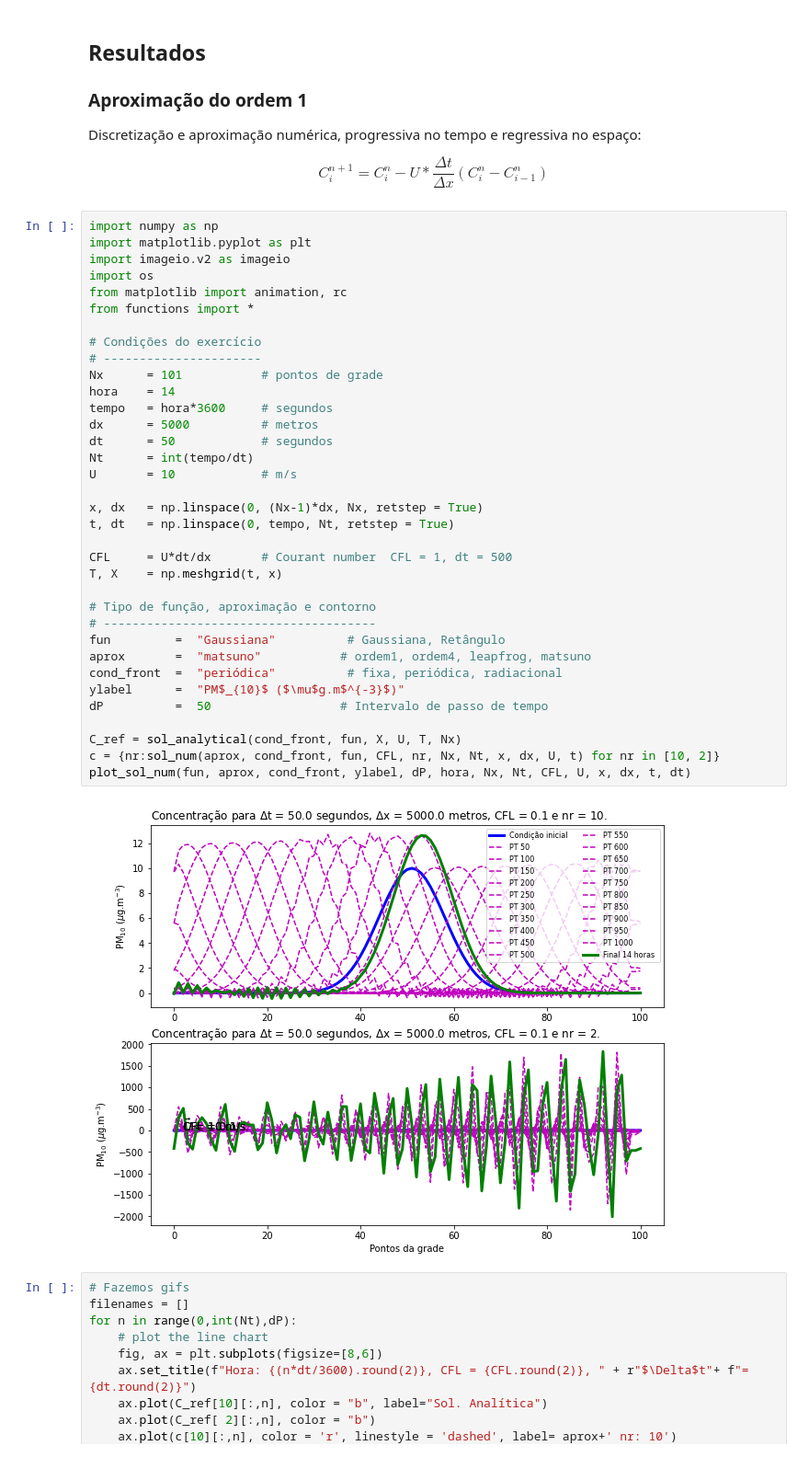
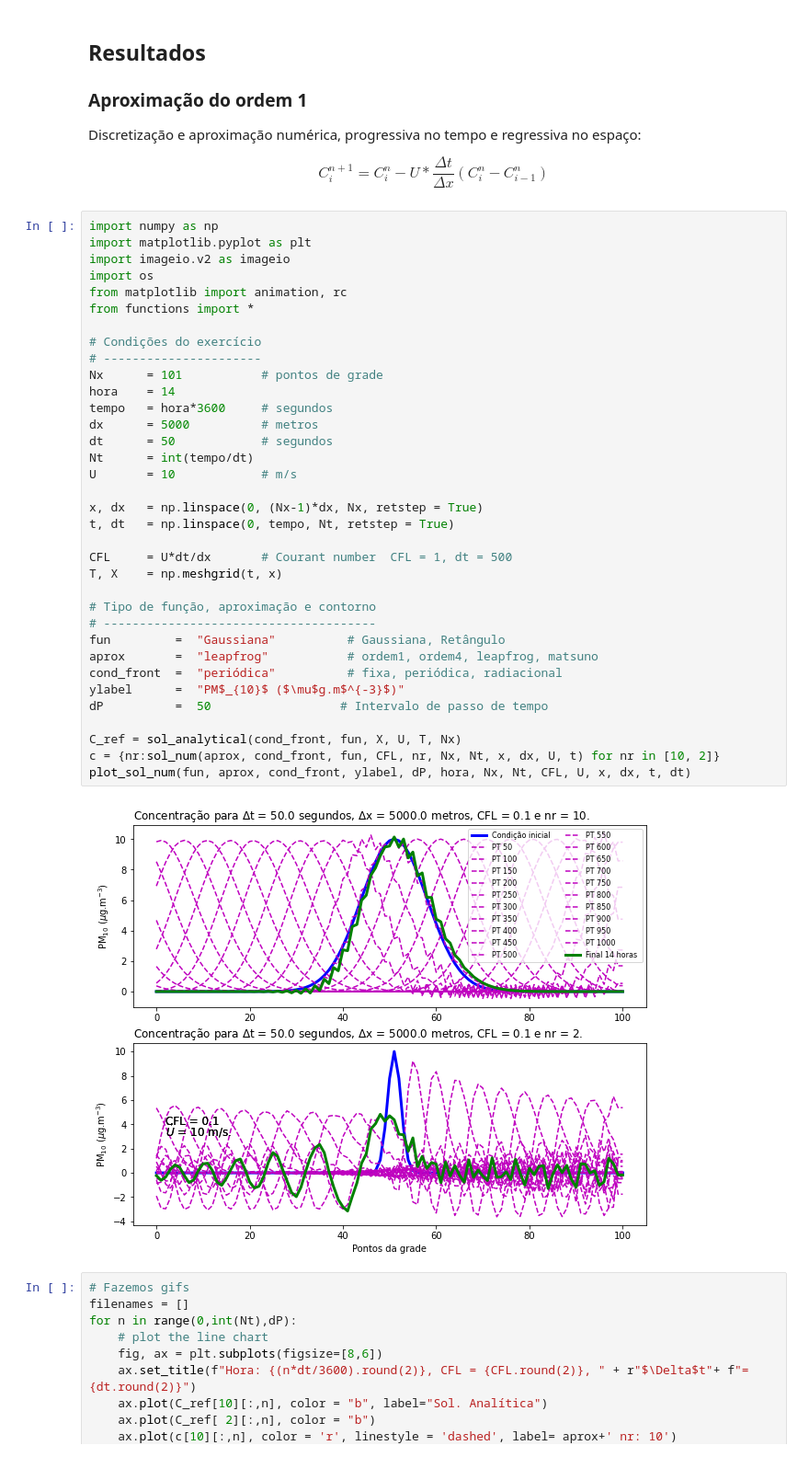
Before and after one commit to adelgadop/Modelagem, a Jupyter notebook: Exercicio_1/Advection.ipynb, the cells around one changed output. Shown at 92% size. Saved outputs shown, nothing was run; the diff lists cells and outputs as text.

```diff
--- a/Exercicio_1/Advection.ipynb
+++ b/Exercicio_1/Advection.ipynb
@@ -36,35 +36,35 @@ import os
 from matplotlib import animation, rc
 from functions import *
 
 # Condições do exercício
 # ----------------------
 Nx      = 101           # pontos de grade
 hora    = 14
 tempo   = hora*3600     # segundos
 dx      = 5000          # metros
 dt      = 50            # segundos
 Nt      = int(tempo/dt)
 U       = 10            # m/s
 
 x, dx   = np.linspace(0, (Nx-1)*dx, Nx, retstep = True)
 t, dt   = np.linspace(0, tempo, Nt, retstep = True)
 
 CFL     = U*dt/dx       # Courant number  CFL = 1, dt = 500
 T, X    = np.meshgrid(t, x)
 
 # Tipo de função, aproximação e contorno
 # --------------------------------------
 fun         =  "Gaussiana"          # Gaussiana, Retângulo
-aprox       =  "matsuno"           # ordem1, ordem4, leapfrog, matsuno
+aprox       =  "leapfrog"           # ordem1, ordem4, leapfrog, matsuno
 cond_front  =  "periódica"          # fixa, periódica, radiacional
 ylabel      =  "PM$_{10}$ ($\mu$g.m$^{-3}$)"
 dP          =  50                  # Intervalo de passo de tempo
 
 C_ref = sol_analytical(cond_front, fun, X, U, T, Nx)
 c = {nr:sol_num(aprox, cond_front, fun, CFL, nr, Nx, Nt, x, dx, U, t) for nr in [10, 2]}
 plot_sol_num(fun, aprox, cond_front, ylabel, dP, hora, Nx, Nt, CFL, U, x, dx, t, dt)
 # %% [output]
-[figure, old version]
+[figure, new version]
 # %%
 # Fazemos gifs
 filenames = []
```
Also changed, not shown: parts of 2 cells of this notebook, 2 other files.
